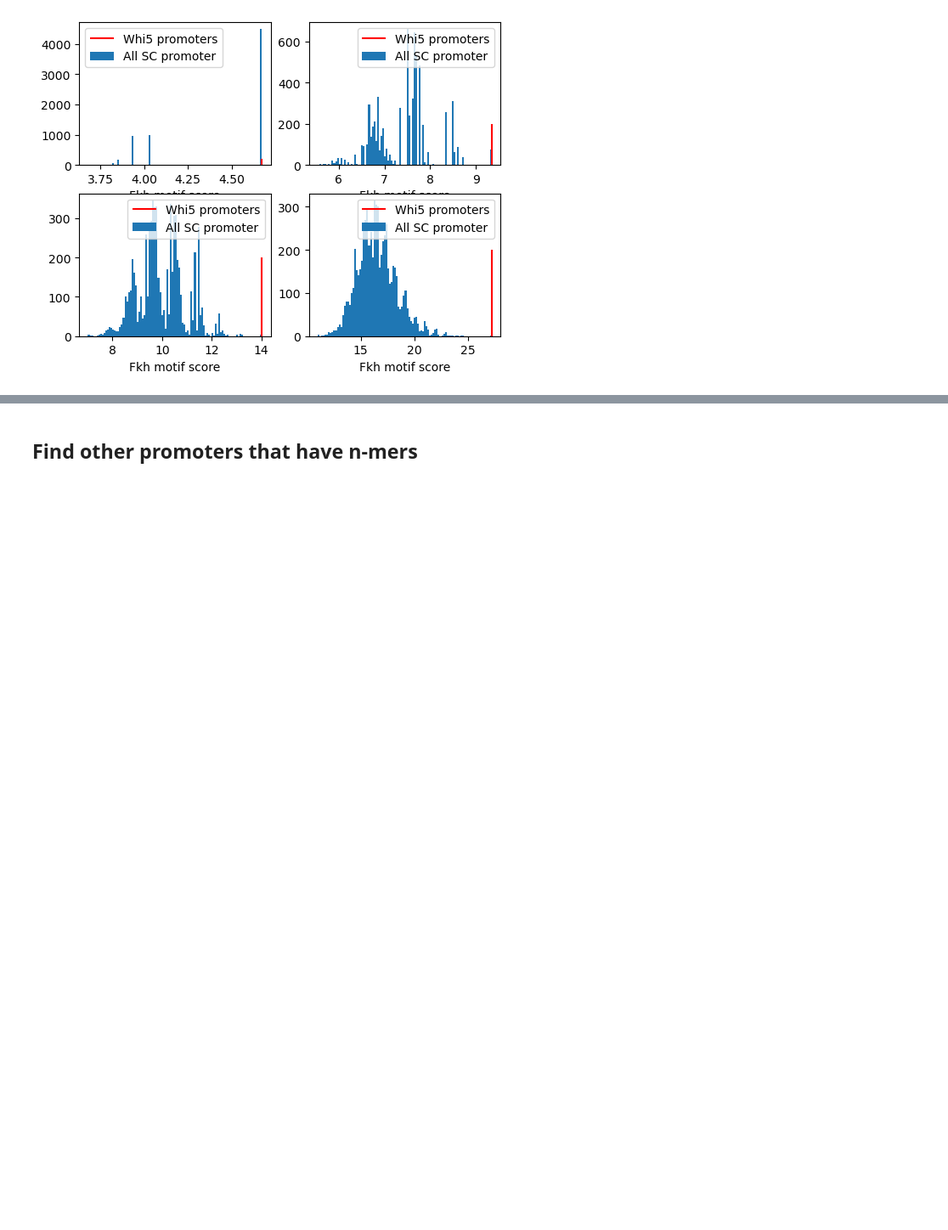
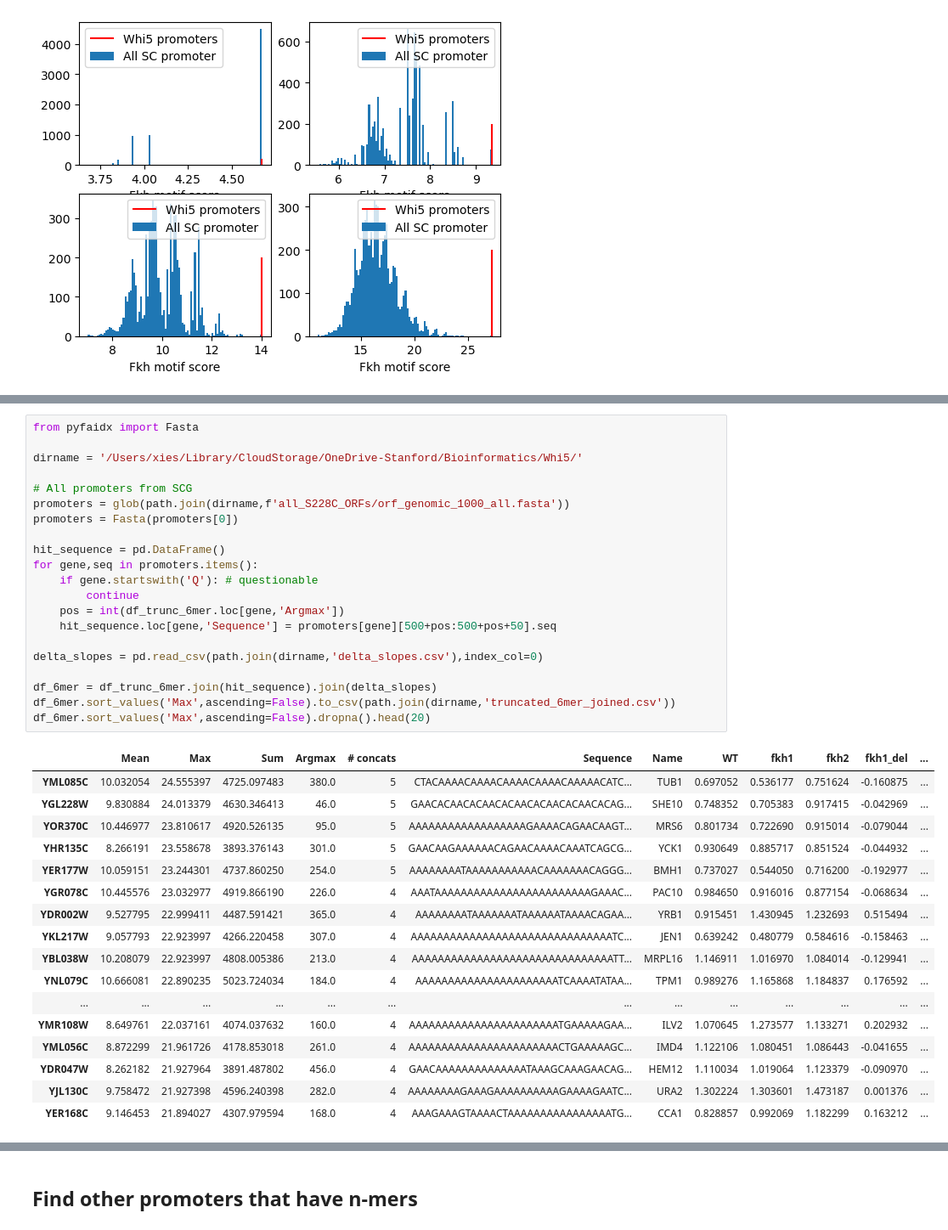
Before and after one commit to skotheimlab/fkh_concatemer_analysis, a Jupyter notebook: fkh_binding_site_on_scg.ipynb, the cells around one changed output, grey strips where cells are left out. Shown: that part at 85% size. Cells and saved outputs as stored; diff of their text form; blank space fills up the shorter version.

```diff
--- a/fkh_binding_site_on_scg.ipynb
+++ b/fkh_binding_site_on_scg.ipynb
@@ -196,3 +271,42 @@ The PostScript backend does not support transparency; partially transparent arti
+# %%
+from pyfaidx import Fasta
+
+dirname = '/Users/xies/Library/CloudStorage/OneDrive-Stanford/Bioinformatics/Whi5/'
+
+# All promoters from SCG
+promoters = glob(path.join(dirname,f'all_S228C_ORFs/orf_genomic_1000_all.fasta'))
+promoters = Fasta(promoters[0])
+
+hit_sequence = pd.DataFrame()
+for gene,seq in promoters.items():
+    if gene.startswith('Q'): # questionable
+        continue
+    pos = int(df_trunc_6mer.loc[gene,'Argmax'])
+    hit_sequence.loc[gene,'Sequence'] = promoters[gene][500+pos:500+pos+50].seq
+
+delta_slopes = pd.read_csv(path.join(dirname,'delta_slopes.csv'),index_col=0)
+
+df_6mer = df_trunc_6mer.join(hit_sequence).join(delta_slopes)
+df_6mer.sort_values('Max',ascending=False).to_csv(path.join(dirname,'truncated_6mer_joined.csv'))
+df_6mer.sort_values('Max',ascending=False).dropna().head(20)
+# %% [output]
+|  | Mean | Max | Sum | Argmax | # concats | Sequence | Name | WT | fkh1 | fkh2 | fkh1_del | ... |
+| YML085C | 10.032054 | 24.555397 | 4725.097483 | 380.0 | 5 | CTACAAAACAAAACAAAACAAAACAAAAACATC... | TUB1 | 0.697052 | 0.536177 | 0.751624 | -0.160875 | ... |
+| YGL228W | 9.830884 | 24.013379 | 4630.346413 | 46.0 | 5 | GAACACAACACAACACAACACAACACAACACAG... | SHE10 | 0.748352 | 0.705383 | 0.917415 | -0.042969 | ... |
+| YOR370C | 10.446977 | 23.810617 | 4920.526135 | 95.0 | 5 | AAAAAAAAAAAAAAAAAAGAAAACAGAACAAGT... | MRS6 | 0.801734 | 0.722690 | 0.915014 | -0.079044 | ... |
+| YHR135C | 8.266191 | 23.558678 | 3893.376143 | 301.0 | 5 | GAACAAGAAAAAACAGAACAAAACAAATCAGCG... | YCK1 | 0.930649 | 0.885717 | 0.851524 | -0.044932 | ... |
+| YER177W | 10.059151 | 23.244301 | 4737.860250 | 254.0 | 5 | AAAAAAAATAAAAAAAAAAACAAAAAAACAGGG... | BMH1 | 0.737027 | 0.544050 | 0.716200 | -0.192977 | ... |
+| YGR078C | 10.445576 | 23.032977 | 4919.866190 | 226.0 | 4 | AAATAAAAAAAAAAAAAAAAAAAAAAAAGAAAC... | PAC10 | 0.984650 | 0.916016 | 0.877154 | -0.068634 | ... |
+| YDR002W | 9.527795 | 22.999411 | 4487.591421 | 365.0 | 4 | AAAAAAAATAAAAAAATAAAAAATAAAACAGAA... | YRB1 | 0.915451 | 1.430945 | 1.232693 | 0.515494 | ... |
+| YKL217W | 9.057793 | 22.923997 | 4266.220458 | 307.0 | 4 | AAAAAAAAAAAAAAAAAAAAAAAAAAAAAAATC... | JEN1 | 0.639242 | 0.480779 | 0.584616 | -0.158463 | ... |
+| YBL038W | 10.208079 | 22.923997 | 4808.005386 | 213.0 | 4 | AAAAAAAAAAAAAAAAAAAAAAAAAAAAAAATT... | MRPL16 | 1.146911 | 1.016970 | 1.084014 | -0.129941 | ... |
+| YNL079C | 10.666081 | 22.890235 | 5023.724034 | 184.0 | 4 | AAAAAAAAAAAAAAAAAAAAAATCAAAATATAA... | TPM1 | 0.989276 | 1.165868 | 1.184837 | 0.176592 | ... |
+| ... | ... | ... | ... | ... | ... | ... | ... | ... | ... | ... | ... | ... |
+| YMR108W | 8.649761 | 22.037161 | 4074.037632 | 160.0 | 4 | AAAAAAAAAAAAAAAAAAAAAAATGAAAAAGAA... | ILV2 | 1.070645 | 1.273577 | 1.133271 | 0.202932 | ... |
+| YML056C | 8.872299 | 21.961726 | 4178.853018 | 261.0 | 4 | AAAAAAAAAAAAAAAAAAAAAAACTGAAAAAGC... | IMD4 | 1.122106 | 1.080451 | 1.086443 | -0.041655 | ... |
+| YDR047W | 8.262182 | 21.927964 | 3891.487802 | 456.0 | 4 | GAACAAAAAAAAAAAAAATAAAGCAAAGAACAG... | HEM12 | 1.110034 | 1.019064 | 1.123379 | -0.090970 | ... |
+| YJL130C | 9.758472 | 21.927398 | 4596.240398 | 282.0 | 4 | AAAAAAAAGAAAGAAAAAAAAAAGAAAAGAATC... | URA2 | 1.302224 | 1.303601 | 1.473187 | 0.001376 | ... |
+| YER168C | 9.146453 | 21.894027 | 4307.979594 | 168.0 | 4 | AAAGAAAGTAAAACTAAAAAAAAAAAAAAAATG... | CCA1 | 0.828857 | 0.992069 | 1.182299 | 0.163212 | ... |
 # %%
 print('--- Full Fkh motif ---')
 whi5_1mer_rank = np.where(df_full_1mer.sort_values('Max').index == 'YOR083W')[0][0]
```
Also changed, not shown: parts of 13 cells of this notebook, 1 other file.
